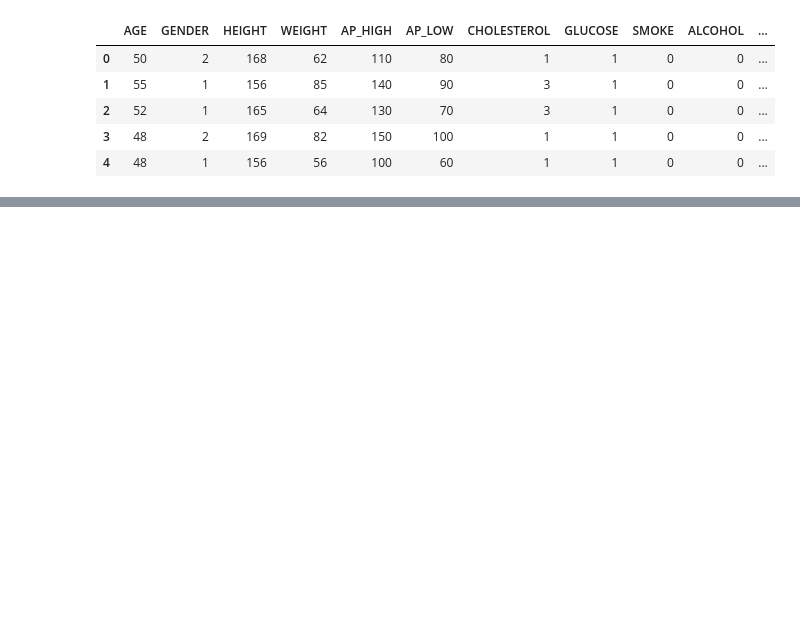
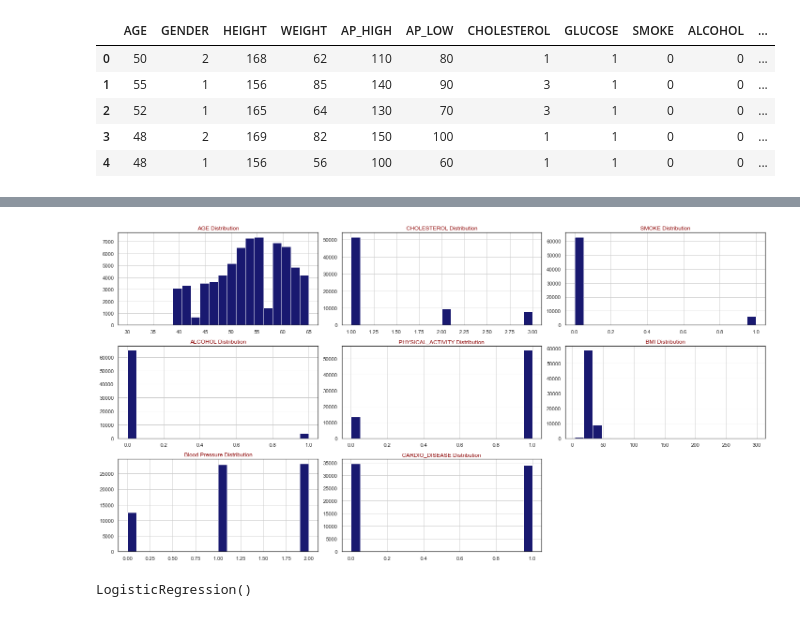
Before and after one commit to AR-Elbers/UWA-Data-Bootcamp---Group-1--Project-1, a Jupyter notebook: output_data/Cardiovascular Study.ipynb, the cells around one changed output, grey strips where cells are left out. Cells and saved outputs as stored; diff of their text form; code cells hidden in the pictures; blank space fills up the shorter version.

```diff
--- a/output_data/Cardiovascular Study.ipynb
+++ b/output_data/Cardiovascular Study.ipynb
@@ -403,0 +28,17 @@ sns.heatmap(heart_df.corr())
+# %%
+#Calculate the BMI
+#Converting the height to m**2
+bmi = (data_df["HEIGHT"]**2)/10000
+data_df["BMI"] = (data_df['WEIGHT']/bmi)
+
+#Calculating and adding BP to the column
+def ap_check(row):
+    if row['AP_HIGH'] >120:
+        res = 2
+    elif row['AP_LOW'] <80:
+        res = 0
+    else :
+        res = 1
+    return res
+data_df['Blood Pressure'] = data_df.apply(lambda row: ap_check(row), axis=1)
+data_df
@@ -403,0 +111,14 @@ sns.heatmap(heart_df.corr())
+# %%
+#Logistic regressions predictive model
+#Groupby data by CARDIO_DISEASE
+
+new_df = data_df[["AGE","CHOLESTEROL","SMOKE","ALCOHOL","PHYSICAL_ACTIVITY","BMI","Blood Pressure","CARDIO_DISEASE"]]
+
+x = new_df[["BMI","Blood Pressure","AGE","PHYSICAL_ACTIVITY"]]#.values.reshape(-1,1)
+y = new_df["CARDIO_DISEASE"]#.values.reshape(-1,1)
+
+X_train, X_test, y_train, y_test = train_test_split(x,y, test_size = 0.2, train_size=0.8)
+
+
+#X_train, X_test, y_train, y_test = train_test_split(X,y,train_size=0.5)
+y_train
@@ -403,0 +154,20 @@ sns.heatmap(heart_df.corr())
+# %%
+def draw_histograms(dataframe, features, rows, cols):
+    fig=plt.figure(figsize=(20,20))
+    for i, feature in enumerate(features):
+        ax=fig.add_subplot(rows,cols,i+1)
+        dataframe[feature].hist(bins=20,ax=ax,facecolor='midnightblue')
+        ax.set_title(feature+" Distribution",color='DarkRed')
+
+    fig.tight_layout()
+    plt.savefig('hist.png')
+    plt.show()
+draw_histograms(new_df,new_df.columns,6,3)
+# %% [output]
+[figure, added]
+# %%
+model_lgstc = LogisticRegression()
+
+model_lgstc.fit(X_train,y_train)
+# %% [output]
+LogisticRegression()
```
Also changed, not shown: parts of 43 cells of this notebook, 3 other files.
